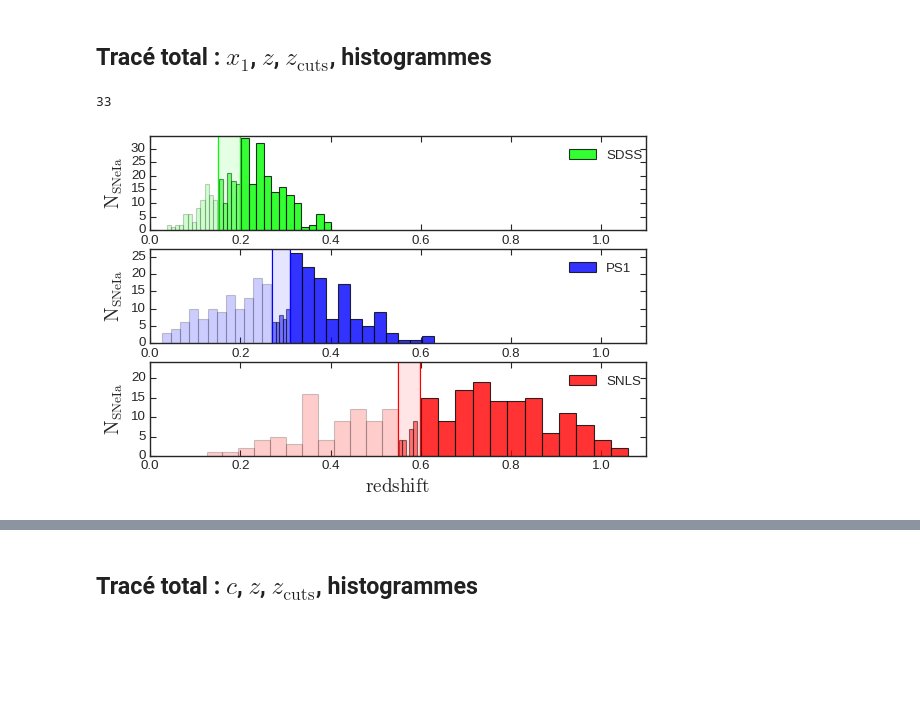
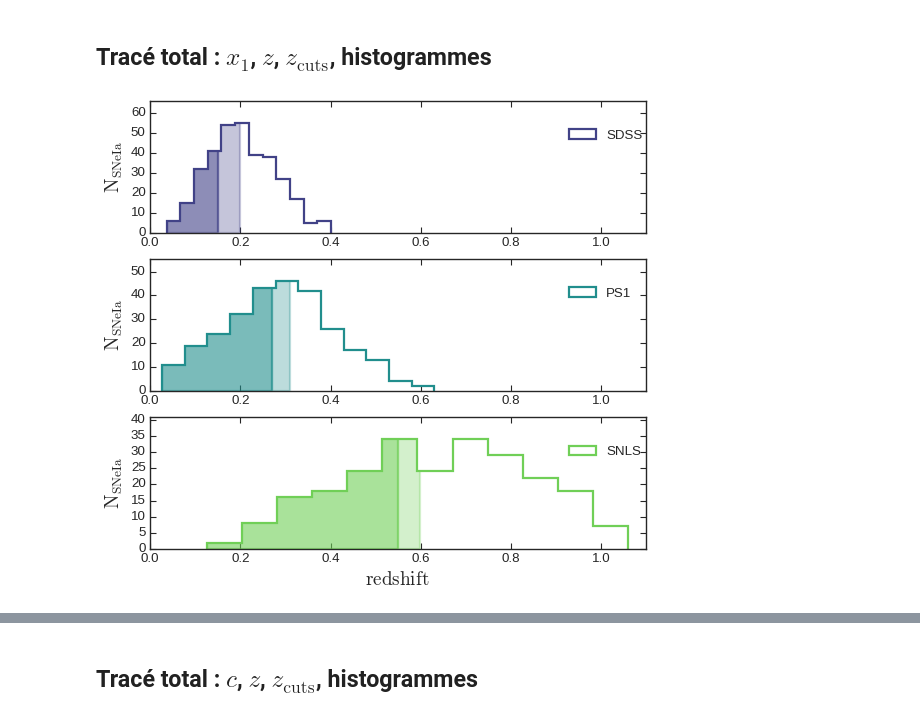
Before and after one commit to Nora-n/variaIa, a Jupyter notebook: notebooks/draft_plots_simple_maglim.ipynb, the cells around one changed output, grey strips where cells are left out. Cells and saved outputs as stored; diff of their text form; code cells hidden in the pictures; blank space fills up the shorter version.

Commit message:
New histogram for maglim cuts

```diff
--- a/notebooks/draft_plots_simple_maglim.ipynb
+++ b/notebooks/draft_plots_simple_maglim.ipynb
@@ -96,8 +97,8 @@ interactive(children=(IntSlider(value=12, continuous_update=False, description='
 fig = plt.figure(figsize=[8, 5])
 ax = fig.add_axes([0.1, 0.12, 0.8, 0.8])
 
-ax.hist(dataz, bins = nb_z.value, color = colors[su.value],
-        alpha = .5)
+N, _, patches = ax.hist(dataz, bins = nb_z.value, color=colors[su.value],
+                        alpha = .5, histtype='step', lw=2)
 
 ax.tick_params(direction = 'in',
                length = 5, width = 1,
@@ -107,13 +108,16 @@ ax.tick_params(direction = 'in',
 ax.set_xlabel(r"$\mathrm{redshift}$ ", fontsize="x-large")
 ax.set_ylabel(r"$\mathrm{N}_\mathrm{SNe Ia}$", fontsize="x-large")
 
-ax.vline(z_max[su.value],
-         color = colors[su.value], lw=2.0)
-
+ax.axvspan(np.min(surv[su.value].zCMB),
+           z_max[su.value][0],
+           color=colors[su.value],
+           alpha=.6, lw=2.0,
+           clip_path=patches[0])
 ax.axvspan(z_max[su.value][0],
            z_max[su.value][1],
-           color = colors[su.value],
-           alpha=.1, lw=2.0)
+           color=colors[su.value],
+           alpha=.3, lw=2.0,
+           clip_path=patches[0])
 
 plt.title(r'$\mathrm{Redshift\,\,distribution\,\,of\,\,}$' + str(su.value) +
           r'$\mathrm{\,\,survey}$', fontsize = 'x-large')
@@ -423,68 +452,57 @@ plt.show()
 [figure]
 # %% [markdown]
 ## Tracé total : $x_1$, $z$, $z_{\mathrm{cuts}}$, histogrammes
-# %%
-survey = 'SDSS'
-np.max(np.histogram(z_zcuts[survey], bins = nb_x.value)[0])
-# %% [output]
-33
 # %%
-plt.style.use(['classic', 'seaborn-white'])
-
-alpha3colors = {'SDSS': (0,1,0,.3),
-                'SNLS': (1,0,0,.3),
-                'PS1': (0,0,1,.3),
-                'HST': (.5,0,.5,.3),
-                'SNF': (1,.647,0,.3)}
-
-alpha5colors = {'SDSS': (0,1,0,.5),
-                'SNLS': (1,0,0,.5),
-                'PS1': (0,0,1,.5),
-                'HST': (.5,0,.5,.5),
-                'SNF': (1,.647,0,.5)}
-
-fig = plt.figure(figsize=[8, 5])
+fig = plt.figure(figsize=[8, 7])
 
 prop = dict(marker="o", ms=10, ecolor="0.3", lw=2, mew=1, mec="0.5", zorder=5)
+dgmap = plt.cm.get_cmap('viridis')
 
 i = 1
 
 for survey in surveys[1:-1]:
     ax = fig.add_subplot(int('31' + str(i)))
-    ax.hist(z_zinfcuts[survey], bins = nb_x.value,
-            color = colors[survey], alpha = .2)
-    ax.hist(z_zbtwcuts[survey], bins = 5,
-            color = colors[survey], alpha = .5)
-    ax.hist(z_zsupcuts[survey], bins = nb_x.value,
-            color = colors[survey], alpha = .8,
-            label=survey)
+    N, _, patches = ax.hist(surv[survey].zCMB, bins=nb_x.value,
+                            color=colors[survey],
+                            histtype='step', lw=2, label=survey)
 
-    ax.vline(z_max[survey][0],
-             color=colors[survey])
-    ax.vline(z_max[survey][1],
-             color=colors[survey])
+#    ax.vline(z_max[survey][0],
+#             color=colors[survey])
+#    ax.vline(z_max[survey][1],
+#             color=colors[survey])
+    ax.axvspan(np.min(surv[survey].zCMB),
+               z_max[survey][0],
+               color=colors[survey],
+               alpha=.6, lw=2.0,
+               clip_path=patches[0])
     ax.axvspan(z_max[survey][0],
                z_max[survey][1],
-               color = colors[survey],
-               alpha=.1, lw=2.0)
+               color=colors[survey],
+               alpha=.3, lw=2.0,
+               clip_path=patches[0])
+#    ax.axvspan(z_max[survey][1],
+#               np.max(surv[survey].zCMB),
+#               color = colors[survey],
+#               alpha=.1, lw=2.0,
+#               clip_path=patches[0])
 
     ax.set_xlim(0, 1.1)
-    ax.set_ylim(0, 1.05*np.max(np.histogram(z_zcuts[survey], bins = nb_x.value)[0]))
+    ax.set_ylim(0, 1.20*np.max(N))
 
     ax.set_ylabel(r"$\mathrm{N}_\mathrm{SNe Ia}$", fontsize="x-large")
 
     ax.tick_params(direction = 'in',
                length = 5, width = 1,
                labelsize = 12,
                top = True, right = True)
 
     ax.legend(ncol=1, loc='lower left', fontsize='medium',
           bbox_to_anchor=(0.82, 0.60))
     i += 1
 
 ax.set_xlabel(r"$\mathrm{redshift}$ ", fontsize="x-large")
 
 fig=plt.gcf()
-#fig.savefig('/home/nora/Documents/Thèse/Images/surveys_cuts_x.pdf', bbox_inches='tight')
+fig.savefig('../../../Images/surveys_hist_cuts.pdf', bbox_inches='tight')
 # %% [output]
-[figure, old version]
+[figure, new version]
```
Also changed, not shown: parts of 8 cells of this notebook, 2 other files.
